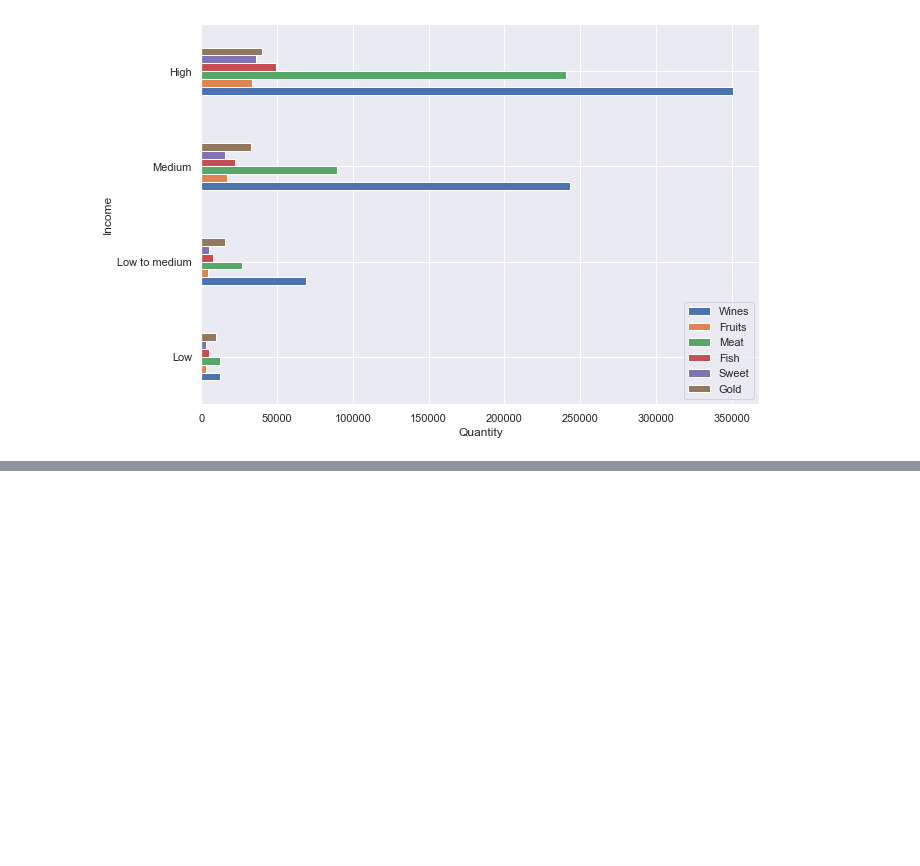
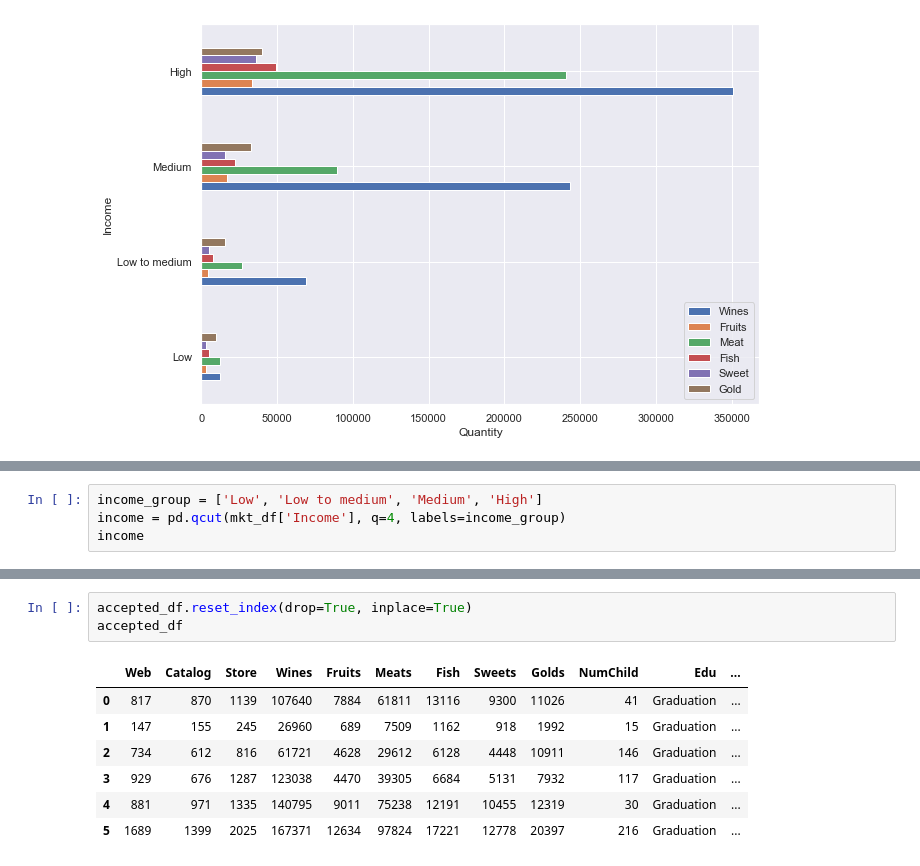
Before and after one commit to ngminhluong/CDS-EndTerm, a Jupyter notebook: Source/Main.ipynb, the cells around one changed output, grey strips where cells are left out. Cells and saved outputs as stored; diff of their text form; blank space fills up the shorter version.

```diff
--- a/Source/Main.ipynb
+++ b/Source/Main.ipynb
@@ -901,0 +911,4 @@ plt.xlabel("Quantity");
+# %%
+income_group = ['Low', 'Low to medium', 'Medium', 'High']
+income = pd.qcut(mkt_df['Income'], q=4, labels=income_group)
+income
@@ -901,0 +991,11 @@ plt.xlabel("Quantity");
+# %%
+accepted_df.reset_index(drop=True, inplace=True)
+accepted_df
+# %% [output]
+|  | Web | Catalog | Store | Wines | Fruits | Meats | Fish | Sweets | Golds | NumChild | Edu | ... |
+| 0 | 817 | 870 | 1139 | 107640 | 7884 | 61811 | 13116 | 9300 | 11026 | 41 | Graduation | ... |
+| 1 | 147 | 155 | 245 | 26960 | 689 | 7509 | 1162 | 918 | 1992 | 15 | Graduation | ... |
+| 2 | 734 | 612 | 816 | 61721 | 4628 | 29612 | 6128 | 4448 | 10911 | 146 | Graduation | ... |
+| 3 | 929 | 676 | 1287 | 123038 | 4470 | 39305 | 6684 | 5131 | 7932 | 117 | Graduation | ... |
+| 4 | 881 | 971 | 1335 | 140795 | 9011 | 75238 | 12191 | 10455 | 12319 | 30 | Graduation | ... |
+| 5 | 1689 | 1399 | 2025 | 167371 | 12634 | 97824 | 17221 | 12778 | 20397 | 216 | Graduation | ... |
```
Also changed, not shown: parts of 22 cells of this notebook.
